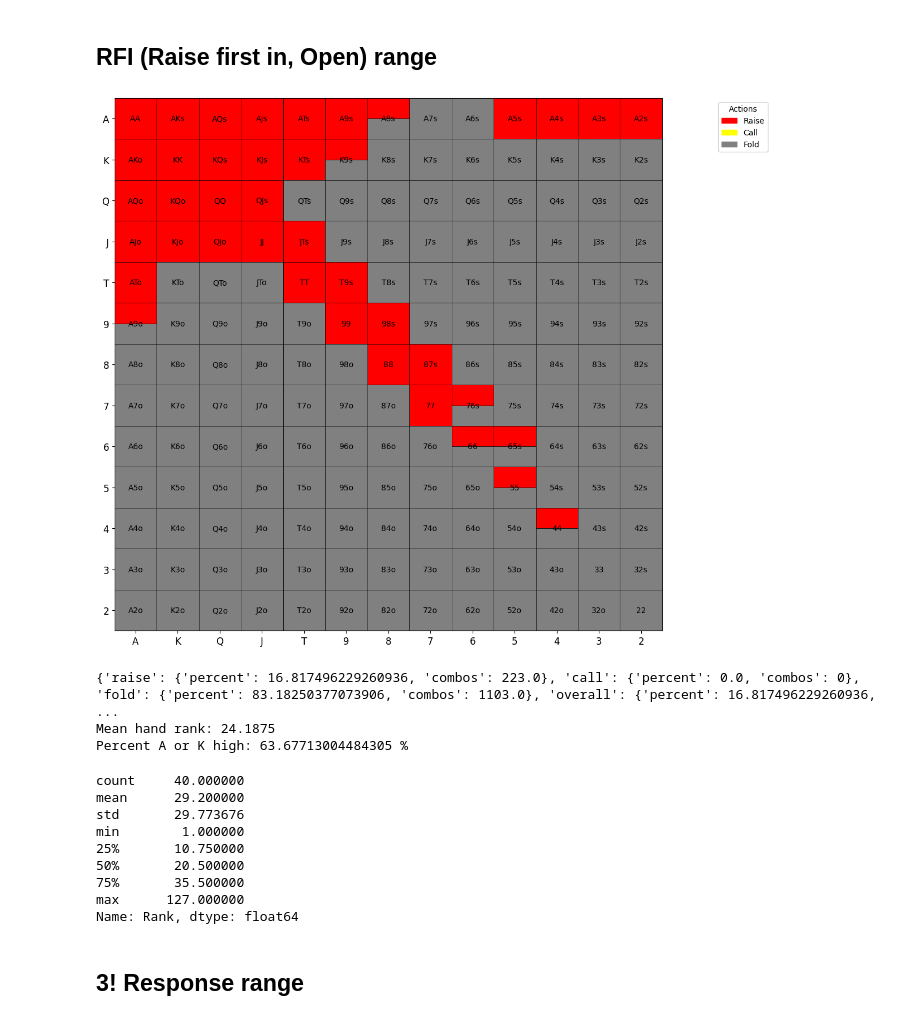
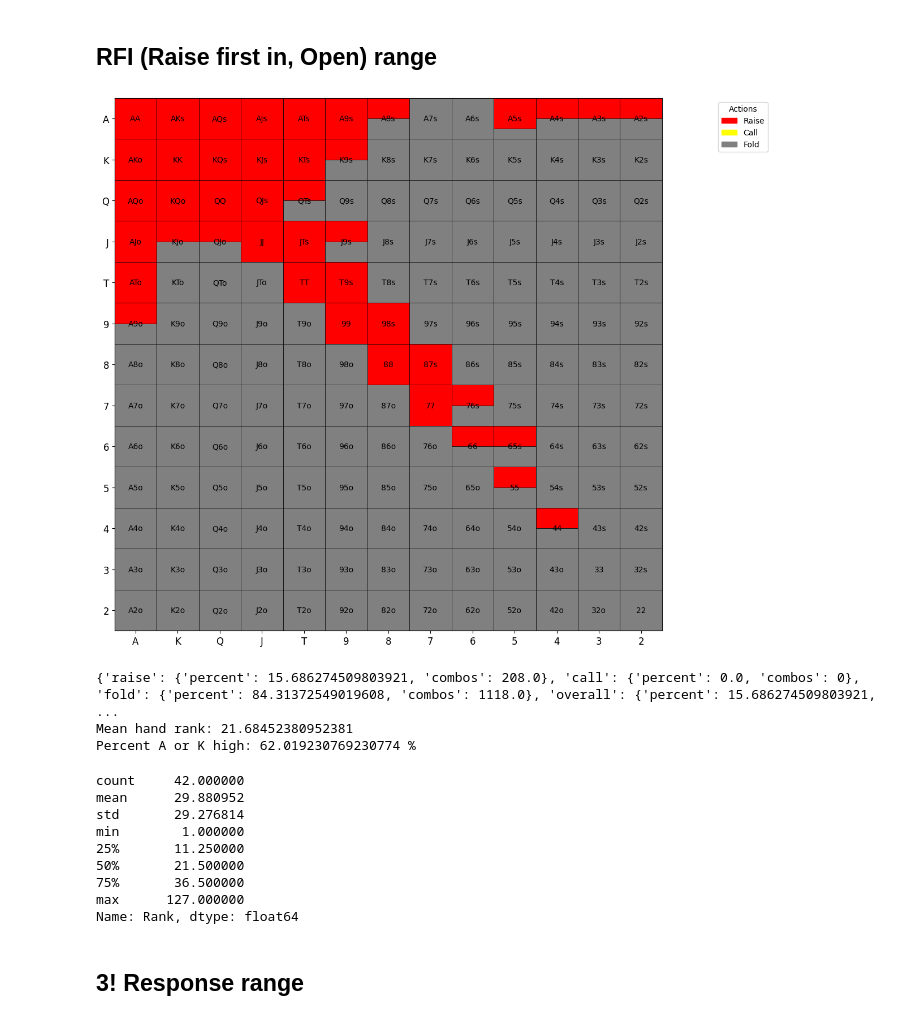
Before and after one commit to KunaalAgarwal/poker_analysis, a Jupyter notebook: src/lj_ranges.ipynb, the cells around one changed output. Saved outputs shown, nothing was run; the diff lists cells and outputs as text; code cells hidden in the pictures.

```diff
--- a/src/lj_ranges.ipynb
+++ b/src/lj_ranges.ipynb
@@ -35,10 +35,10 @@ rfi_range = {
     "A8s": {"raise": 0.5, "call": 0.0},
     "A7s": {"raise": 0.0, "call": 0.0},
     "A6s": {"raise": 0.0, "call": 0.0},
-    "A5s": {"raise": 1.0, "call": 0.0},
-    "A4s": {"raise": 1.0, "call": 0.0},
-    "A3s": {"raise": 1.0, "call": 0.0},
-    "A2s": {"raise": 1.0, "call": 0.0},
+    "A5s": {"raise": 0.75, "call": 0.0},
+    "A4s": {"raise": 0.5, "call": 0.0},
+    "A3s": {"raise": 0.5, "call": 0.0},
+    "A2s": {"raise": 0.5, "call": 0.0},
 
     "AKo": {"raise": 1.0, "call": 0.0},
     "AQo": {"raise": 1.0, "call": 0.0},
@@ -62,23 +62,23 @@ rfi_range = {
     "K6s": {"raise": 0.0, "call": 0.0},
 
     "KQo": {"raise": 1.0, "call": 0.0},
-    "KJo": {"raise": 1.0, "call": 0.0},
+    "KJo": {"raise": 0.5, "call": 0.0},
     "KTo": {"raise": 0.0, "call": 0.0},
     "K9o": {"raise": 0.0, "call": 0.0},
     "K8o": {"raise": 0.0, "call": 0.0},
     "K7o": {"raise": 0.0, "call": 0.0},
 
     "QJs": {"raise": 1.0, "call": 0.0},
-    "QTs": {"raise": 0.0, "call": 0.0},
+    "QTs": {"raise": 0.5, "call": 0.0},
     "Q9s": {"raise": 0.0, "call": 0.0},
     "Q8s": {"raise": 0.0, "call": 0.0},
 
-    "QJo": {"raise": 1.0, "call": 0.0},
+    "QJo": {"raise": 0.5, "call": 0.0},
     "QTo": {"raise": 0.0, "call": 0.0},
     "Q9o": {"raise": 0.0, "call": 0.0},
 
     "JTs": {"raise": 1.0, "call": 0.0},
-    "J9s": {"raise": 0.0, "call": 0.0},
+    "J9s": {"raise": 0.5, "call": 0.0},
 
     "JTo": {"raise": 0.0, "call": 0.0},
     "J9o": {"raise": 0.0, "call": 0.0},
@@ -91,44 +91,44 @@ rfi_range = {
 
     "87s": {"raise": 1.0, "call": 0.0},
     "86s": {"raise": 0.0, "call": 0.0},
 
     "76s": {"raise": 0.5, "call": 0.0},
     "75s": {"raise": 0.0, "call": 0.0},
 
     "65s": {"raise": 0.5, "call": 0.0},
 
     "54s": {"raise": 0.0, "call": 0.0},
 
     "43s": {"raise": 0.0, "call": 0.0},
 
     "32s": {"raise": 0.0, "call": 0.0},
 }
 
 # Visualize the range
 rfi = range_construction.generate_range(rfi_range, '../ranges/lj_ranges/lj_rfi.png')
 rfi_distribution = range_construction.range_hand_distribution(rfi_range)
 rfi_percent_by_actions = range_construction.range_percent_by_all_actions(rfi_range)
 rfi_mean_hand_rank = range_construction.average_range_rank(rfi_range)
 
 
 print(rfi_percent_by_actions)
 print(f'Mean hand rank: {rfi_mean_hand_rank}')
 print(f'Percent A or K high: {range_construction.percent_range_high_card(rfi_range)} %')
 
 rfi_distribution[1].to_csv('../ranges/lj_ranges/lj_rfi_distribution.csv')
 rfi_distribution[0]
 # %% [output]
-[figure, old version]
+[figure, new version]
-{'raise': {'percent': 16.817496229260936, 'combos': 223.0}, 'call': {'percent': 0.0, 'combos': 0}, 'fold': {'percent': 83.18250377073906, 'combos': 1103.0}, 'overall': {'percent': 16.817496229260936,  ...
-Mean hand rank: 24.1875
-Percent A or K high: 63.67713004484305 %
+{'raise': {'percent': 15.686274509803921, 'combos': 208.0}, 'call': {'percent': 0.0, 'combos': 0}, 'fold': {'percent': 84.31372549019608, 'combos': 1118.0}, 'overall': {'percent': 15.686274509803921,  ...
+Mean hand rank: 21.68452380952381
+Percent A or K high: 62.019230769230774 %
-count     40.000000
-mean      29.200000
-std       29.773676
+count     42.000000
+mean      29.880952
+std       29.276814
 min        1.000000
-25%       10.750000
-50%       20.500000
-75%       35.500000
+25%       11.250000
+50%       21.500000
+75%       36.500000
 max      127.000000
 Name: Rank, dtype: float64
 # %% [markdown]
```
Also changed, not shown: parts of 3 cells of this notebook, 9 other files.
